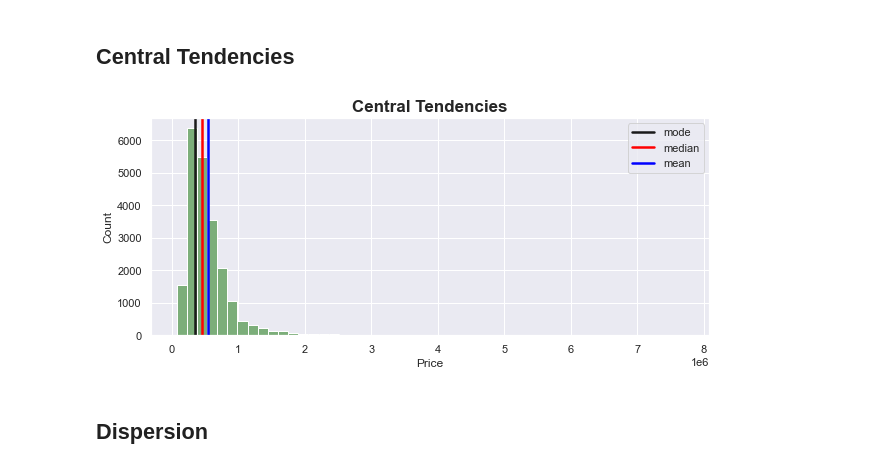
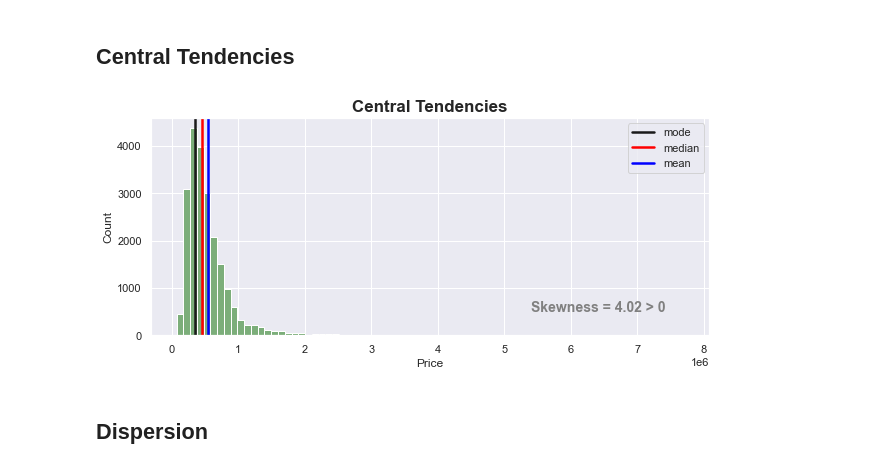
Before and after one commit to pcmaldonado/descriptive_stats, a Jupyter notebook: descr_stats.ipynb, the cells around one changed output. Cells and saved outputs as stored; diff of their text form; code cells hidden in the pictures.

```diff
--- a/descr_stats.ipynb
+++ b/descr_stats.ipynb
@@ -80,26 +80,29 @@ plt.show()
 # %%
 prices = df['price']
 
 median = prices.median()
 mean = prices.mean()
 mode = prices.mode()[0]
 
 plt.figure(figsize=(10,4))
-plt.hist(x=prices, bins=50, color=colors[0])
+plt.hist(x=prices, bins=75, color=colors[0])
 plt.title('Central Tendencies', weight='bold',size=17)
 plt.xlabel('Price')
 plt.ylabel('Count')
 
 plt.axvline(x=mode, ymin=0, ymax=2500, color='k', label='mode', linewidth=2.5)
 plt.axvline(x=median, ymin=0, ymax=2500, color='red', label='median', linewidth=2.5)
 plt.axvline(x=mean, ymin=0, ymax=2500, color='blue', label='mean', linewidth=2.5)
 
 plt.legend()
 
+plt.annotate(f'Skewness = {prices.skew():.2f} > 0', (mean*10, 500), weight='bold', size=14, color='gray')
+
+
 plt.savefig('central_tendencies.png')
 plt.show()
 # %% [output]
-[figure, old version]
+[figure, new version]
 # %% [markdown]
 ## Dispersion
 # %%
```
Also changed, not shown: parts of 2 cells of this notebook.
